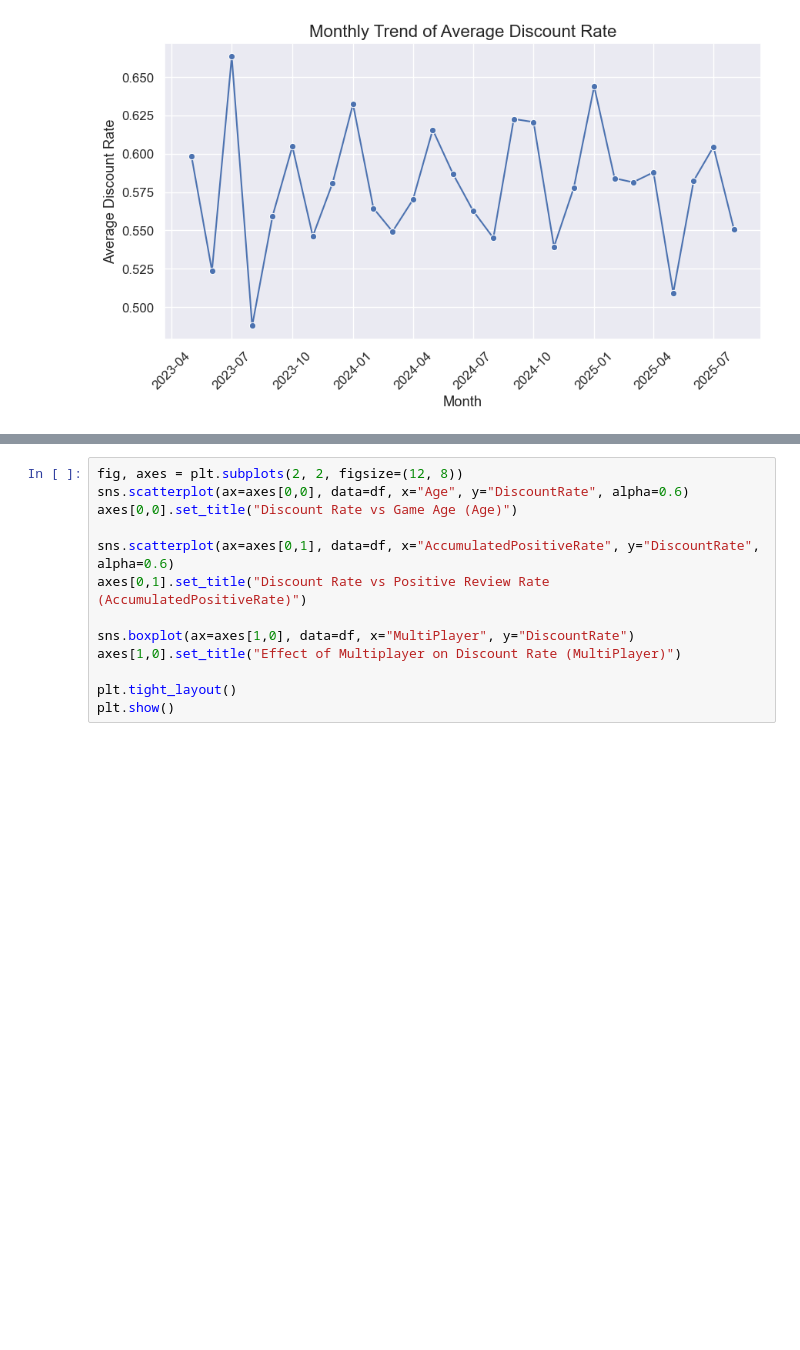
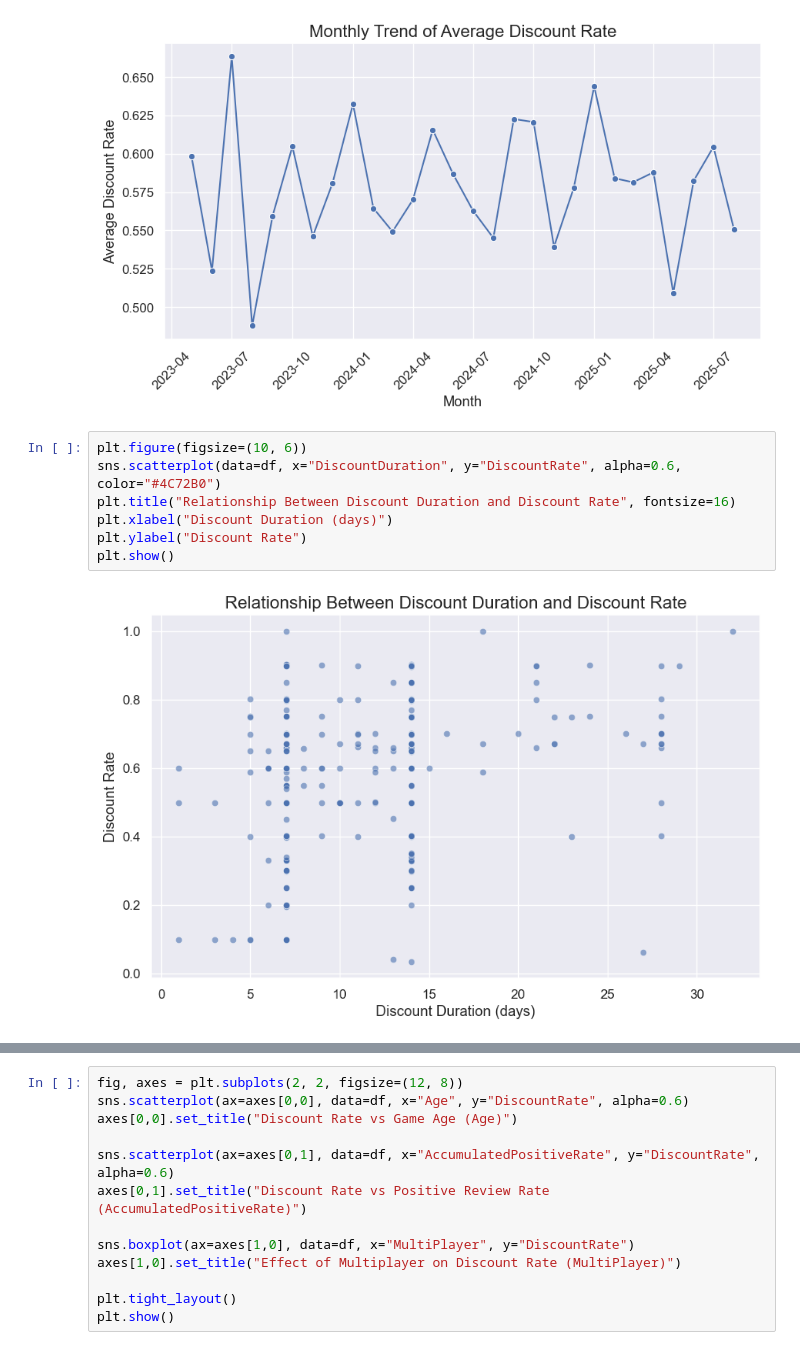
Before and after one commit to yixuan0803/fa-25-econ-5166-group-1, a Jupyter notebook: finding/extent-of-discount-rate-stat-analysis.ipynb, the cells around one changed output, grey strips where cells are left out. Cells and saved outputs as stored; diff of their text form; blank space fills up the shorter version.

Commit message:
update extent-of-rate-stat-analysis code

```diff
--- a/finding/extent-of-discount-rate-stat-analysis.ipynb
+++ b/finding/extent-of-discount-rate-stat-analysis.ipynb
@@ -104,3 +104,12 @@ plt.xticks(rotation=45)
 plt.show()
 # %% [output]
 [figure]
+# %%
+plt.figure(figsize=(10, 6))
+sns.scatterplot(data=df, x="DiscountDuration", y="DiscountRate", alpha=0.6, color="#4C72B0")
+plt.title("Relationship Between Discount Duration and Discount Rate", fontsize=16)
+plt.xlabel("Discount Duration (days)")
+plt.ylabel("Discount Rate")
+plt.show()
+# %% [output]
+[figure, added]
```
Also changed, not shown: parts of 8 cells of this notebook.
